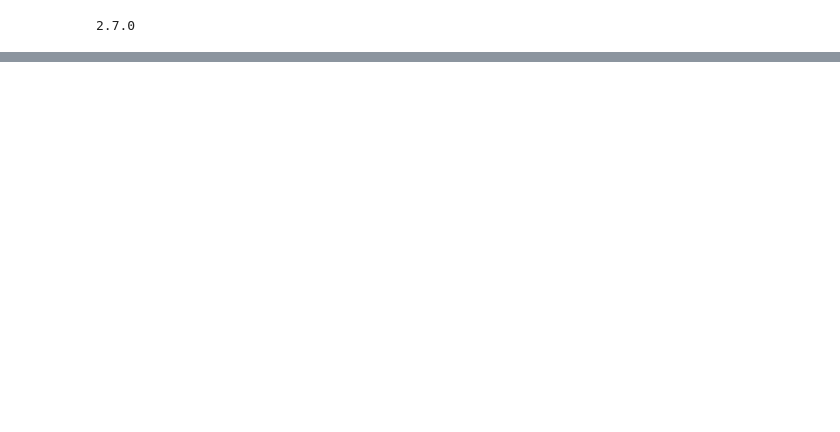
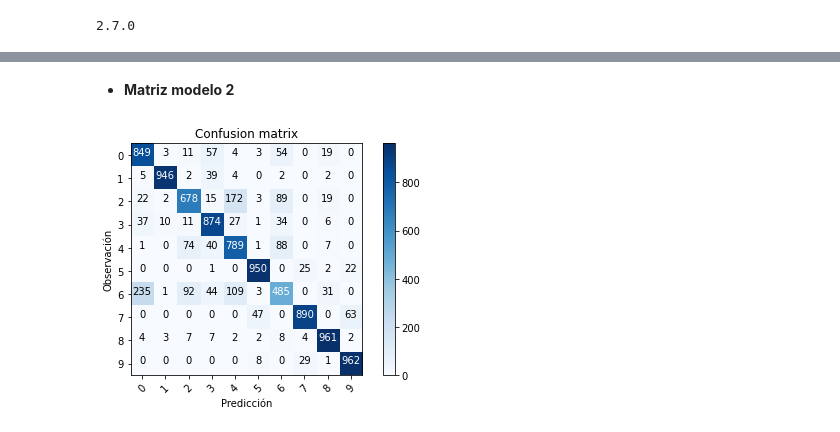
Before and after one commit to ElenaGomezB/AA_PRACTICA1_GRUPO_10, a Jupyter notebook: Practica2.ipynb, the cells around one changed output, grey strips where cells are left out. Saved outputs shown, nothing was run; the diff lists cells and outputs as text; code cells hidden in the pictures; blank space fills up the shorter version.

```diff
--- a/Practica2.ipynb
+++ b/Practica2.ipynb
@@ -583,0 +1114,10 @@ Test accuracy: 0.8492000102996826
+# %% [markdown]
+- **Matriz modelo 2**
+# %%
+Y_pred2 = model2.predict(test_images)
+Y_pred_classes2 = np.argmax(Y_pred2, axis = 1)
+Y_true2 = np.argmax(test_labels, axis = 1)
+confusion_mtx2 = confusion_matrix(Y_true2, Y_pred_classes2)
+plot_confusion_matrix(confusion_mtx2, classes = range(10))
+# %% [output]
+[figure, added]
```
Also changed, not shown: parts of 132 cells of this notebook.
